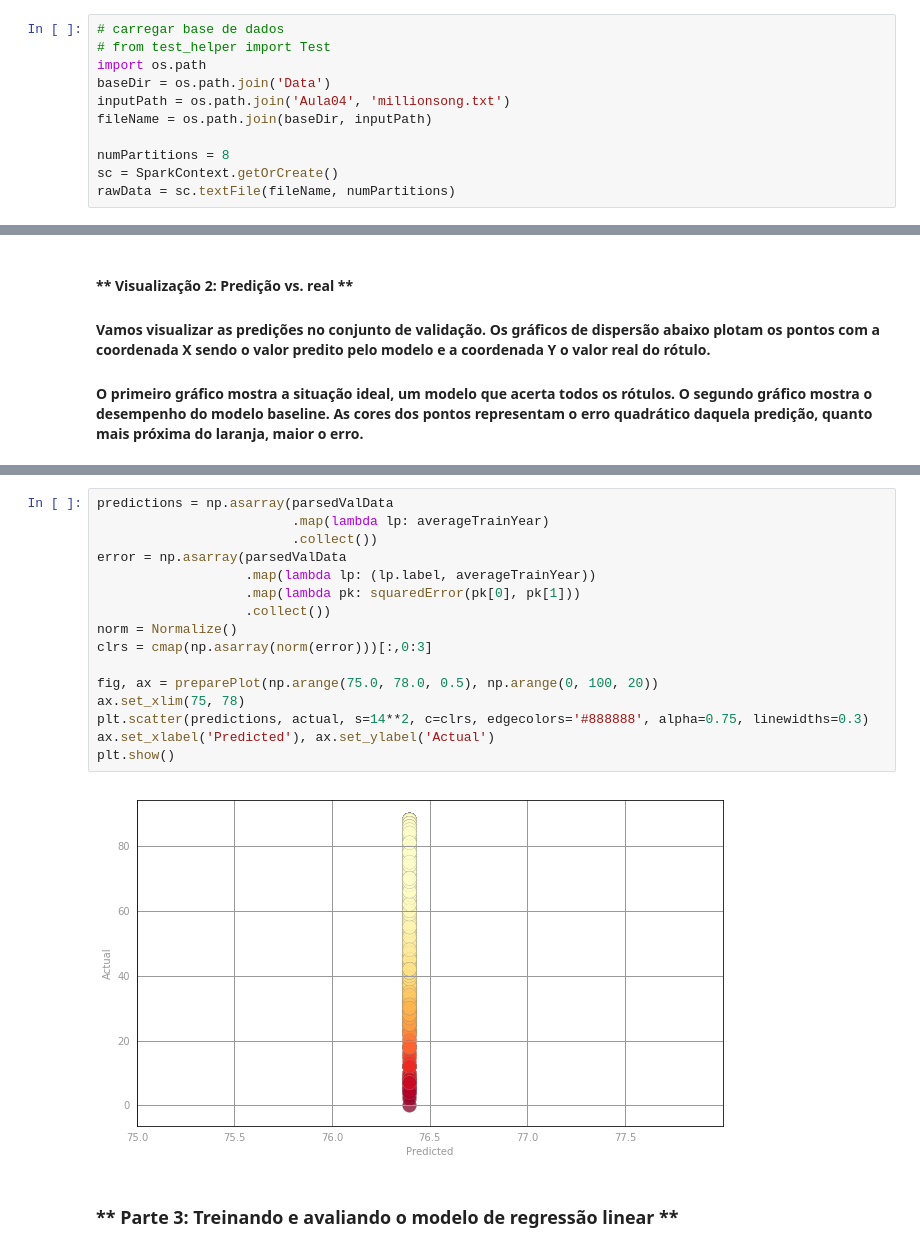
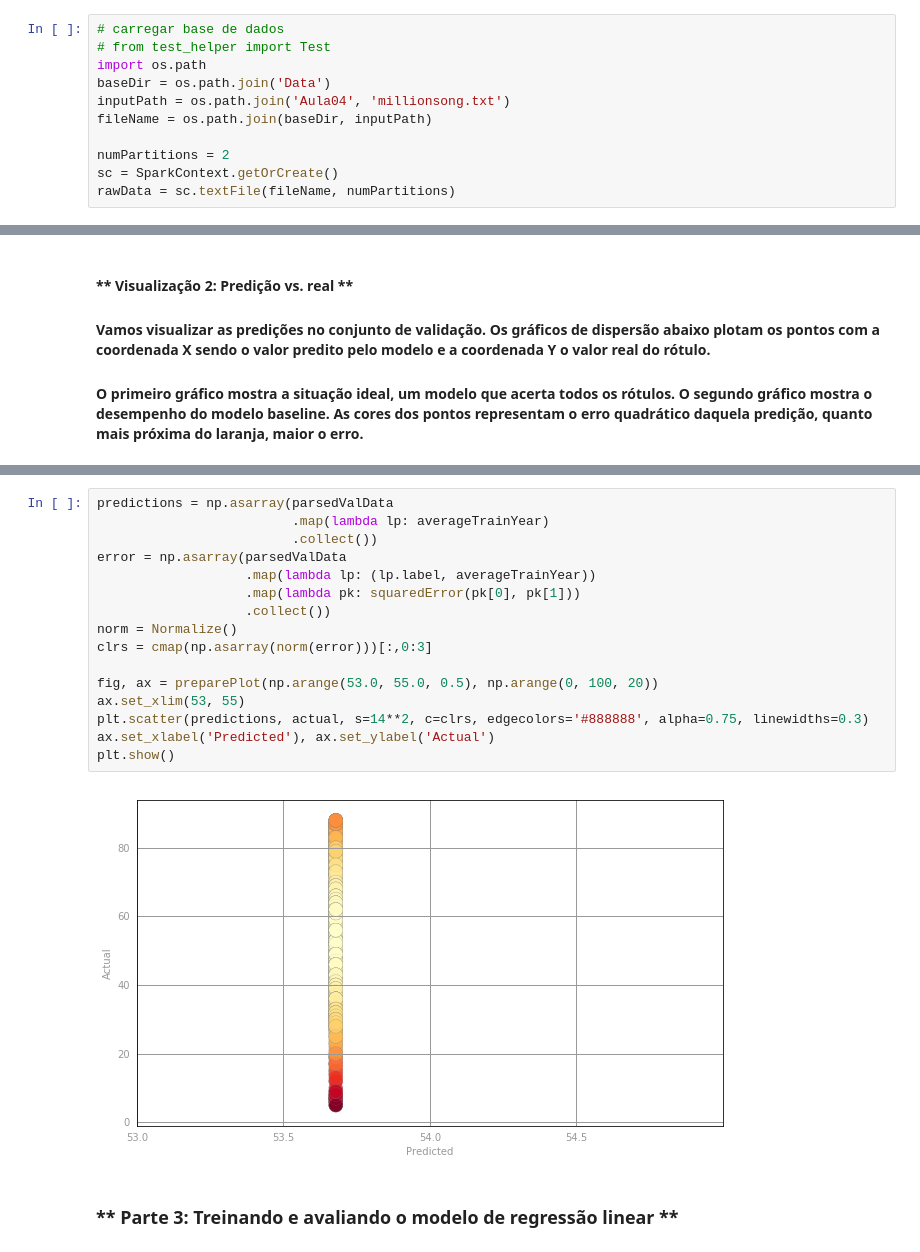
Before and after one commit to rafaelsakurai/bigdata2017, a Jupyter notebook: ATIVIDADE03/Lab4a_regressao_linear.ipynb, the cells around one changed output, grey strips where cells are left out. Drawn from its saved outputs; the diff is of its cells as text.

```diff
--- a/ATIVIDADE03/Lab4a_regressao_linear.ipynb
+++ b/ATIVIDADE03/Lab4a_regressao_linear.ipynb
@@ -35,7 +35,7 @@ baseDir = os.path.join('Data')
 inputPath = os.path.join('Aula04', 'millionsong.txt')
 fileName = os.path.join(baseDir, inputPath)
 
-numPartitions = 8
+numPartitions = 2
 sc = SparkContext.getOrCreate()
 rawData = sc.textFile(fileName, numPartitions)
 # %%
@@ -357,21 +357,21 @@ pass
 # %%
 predictions = np.asarray(parsedValData
                          .map(lambda lp: averageTrainYear)
                          .collect())
 error = np.asarray(parsedValData
                    .map(lambda lp: (lp.label, averageTrainYear))
                    .map(lambda pk: squaredError(pk[0], pk[1]))
                    .collect())
 norm = Normalize()
 clrs = cmap(np.asarray(norm(error)))[:,0:3]
 
-fig, ax = preparePlot(np.arange(75.0, 78.0, 0.5), np.arange(0, 100, 20))
-ax.set_xlim(75, 78)
+fig, ax = preparePlot(np.arange(53.0, 55.0, 0.5), np.arange(0, 100, 20))
+ax.set_xlim(53, 55)
 plt.scatter(predictions, actual, s=14**2, c=clrs, edgecolors='#888888', alpha=0.75, linewidths=0.3)
 ax.set_xlabel('Predicted'), ax.set_ylabel('Actual')
 plt.show()
 # %% [output]
-[figure, old version]
+[figure, new version]
 # %% [markdown]
 ### ** Parte 3: Treinando e avaliando o modelo de regressão linear **
 # %% [markdown]
```
Also changed, not shown: parts of 18 cells of this notebook, 1 other file.
